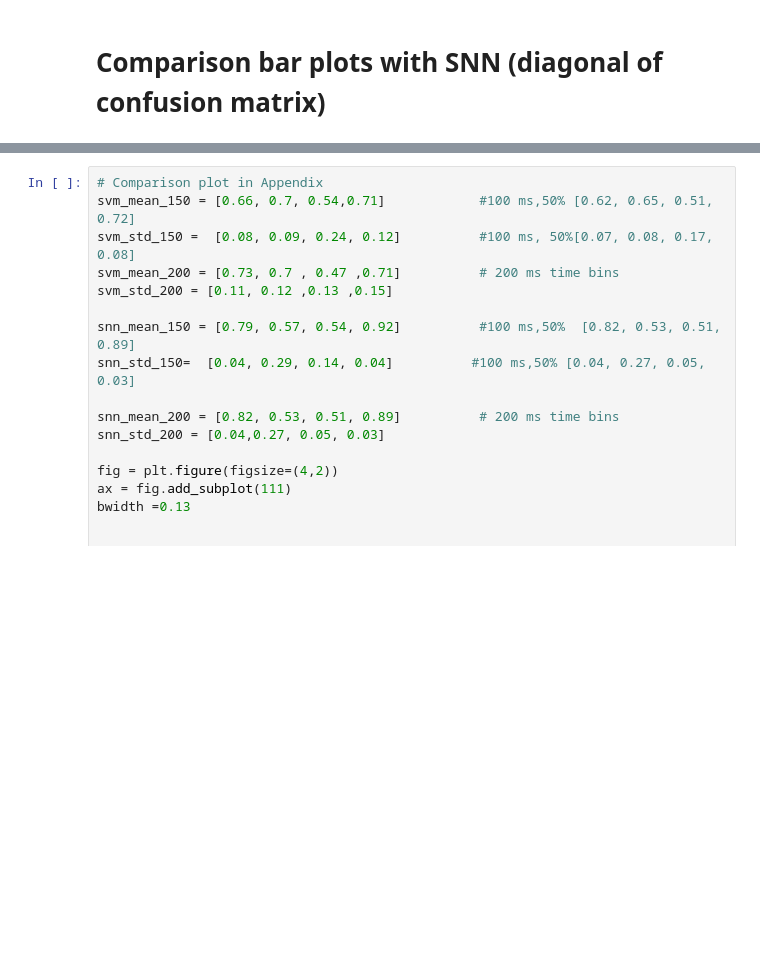
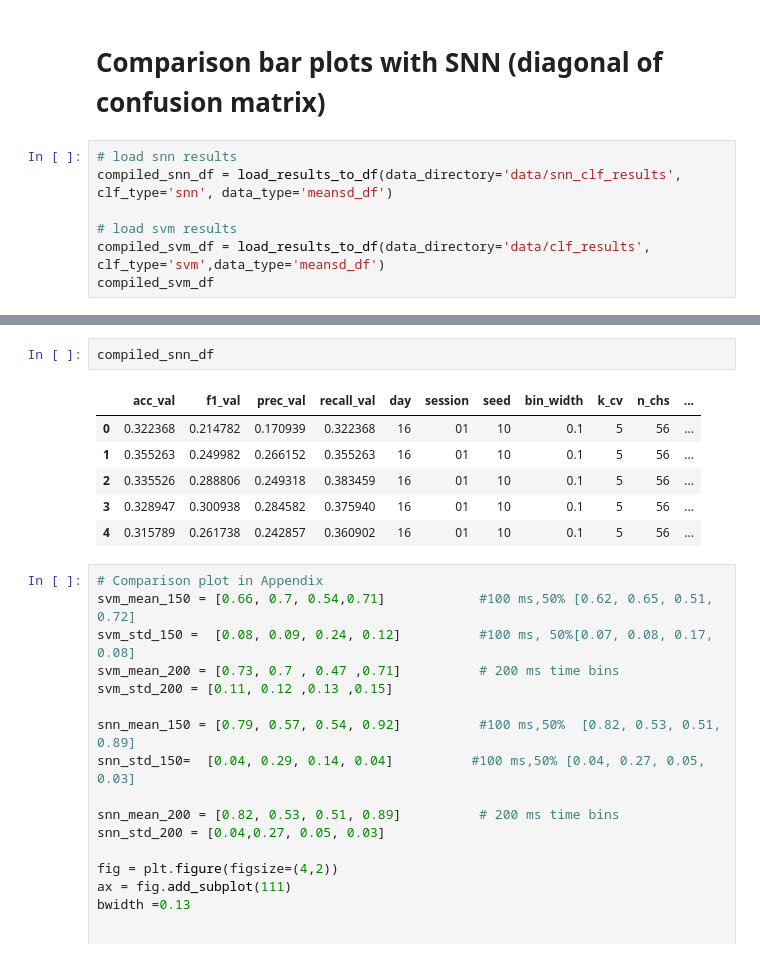
Before and after one commit to FarahBaracat/gest_classification_eng, a Jupyter notebook: notebooks/2.compile_results.ipynb, the cells around one changed output, grey strips where cells are left out. Drawn from its saved outputs; the diff is of its cells as text; blank space fills up the shorter version.

```diff
--- a/notebooks/2.compile_results.ipynb
+++ b/notebooks/2.compile_results.ipynb
@@ -470,2 +509,9 @@ plot_window_size_sweep(compiled_df_win, save_fig=True, std_as_shaded_region=Fals
 # %% [markdown]
 # Comparison bar plots with SNN (diagonal of confusion matrix)
+# %%
+# load snn results
+compiled_snn_df = load_results_to_df(data_directory='data/snn_clf_results', clf_type='snn', data_type='meansd_df')
+
+# load svm results
+compiled_svm_df = load_results_to_df(data_directory='data/clf_results', clf_type='svm',data_type='meansd_df')
+compiled_svm_df
@@ -472,3 +536,12 @@ plot_window_size_sweep(compiled_df_win, save_fig=True, std_as_shaded_region=Fals
+# %%
+compiled_snn_df
+# %% [output]
+|  | acc_val | f1_val | prec_val | recall_val | day | session | seed | bin_width | k_cv | n_chs | ... |
+| 0 | 0.322368 | 0.214782 | 0.170939 | 0.322368 | 16 | 01 | 10 | 0.1 | 5 | 56 | ... |
+| 1 | 0.355263 | 0.249982 | 0.266152 | 0.355263 | 16 | 01 | 10 | 0.1 | 5 | 56 | ... |
+| 2 | 0.335526 | 0.288806 | 0.249318 | 0.383459 | 16 | 01 | 10 | 0.1 | 5 | 56 | ... |
+| 3 | 0.328947 | 0.300938 | 0.284582 | 0.375940 | 16 | 01 | 10 | 0.1 | 5 | 56 | ... |
+| 4 | 0.315789 | 0.261738 | 0.242857 | 0.360902 | 16 | 01 | 10 | 0.1 | 5 | 56 | ... |
 # %%
 # Comparison plot in Appendix
 svm_mean_150 = [0.66, 0.7, 0.54,0.71]            #100 ms,50% [0.62, 0.65, 0.51, 0.72]
```
Also changed, not shown: parts of 7 cells of this notebook, 6 other files.
